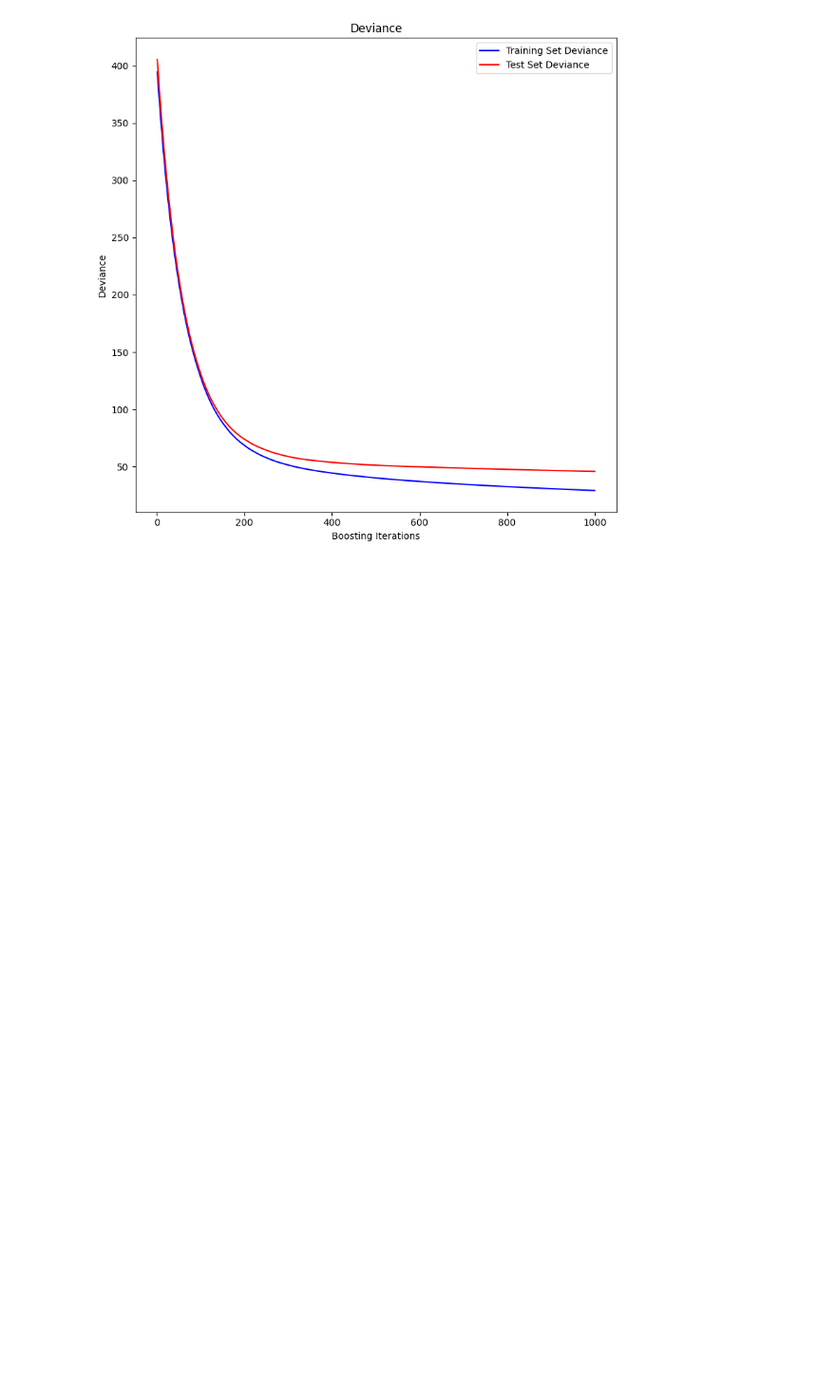
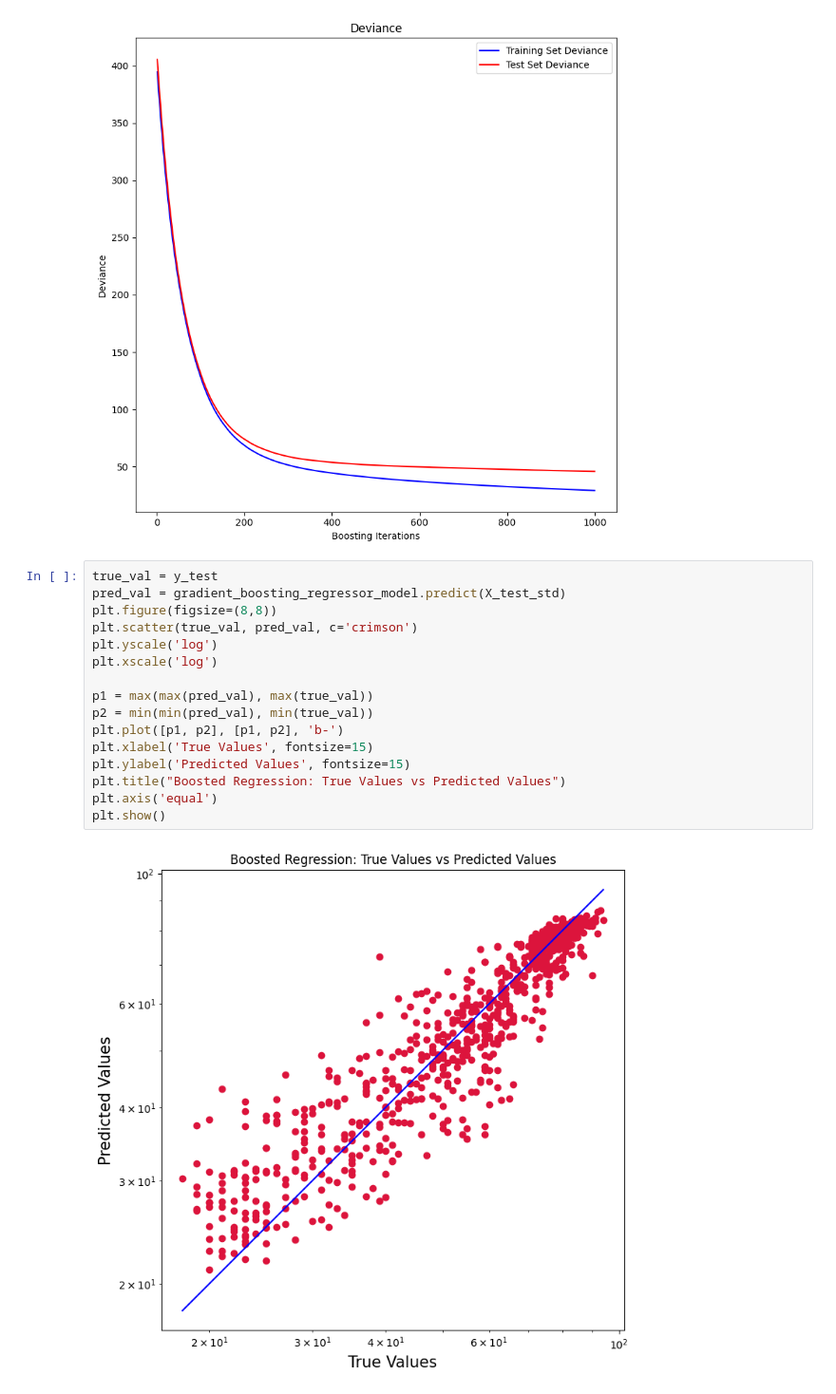
Before and after one commit to Verlect/BMEN415FinalProject, a Jupyter notebook: Boosted.ipynb, the cells around one changed output. Shown at 95% size. Cells and saved outputs as stored; diff of their text form; blank space fills up the shorter version.

Commit message:
Updated Boosted Regression
Added a graph to visualize the values

```diff
--- a/Boosted.ipynb
+++ b/Boosted.ipynb
@@ -78,3 +78,21 @@ fig.tight_layout()
 plt.show()
 # %% [output]
 [figure]
+# %%
+true_val = y_test
+pred_val = gradient_boosting_regressor_model.predict(X_test_std)
+plt.figure(figsize=(8,8))
+plt.scatter(true_val, pred_val, c='crimson')
+plt.yscale('log')
+plt.xscale('log')
+
+p1 = max(max(pred_val), max(true_val))
+p2 = min(min(pred_val), min(true_val))
+plt.plot([p1, p2], [p1, p2], 'b-')
+plt.xlabel('True Values', fontsize=15)
+plt.ylabel('Predicted Values', fontsize=15)
+plt.title("Boosted Regression: True Values vs Predicted Values")
+plt.axis('equal')
+plt.show()
+# %% [output]
+[figure, added]
```
Also changed, not shown: parts of 1 cell of this notebook.
